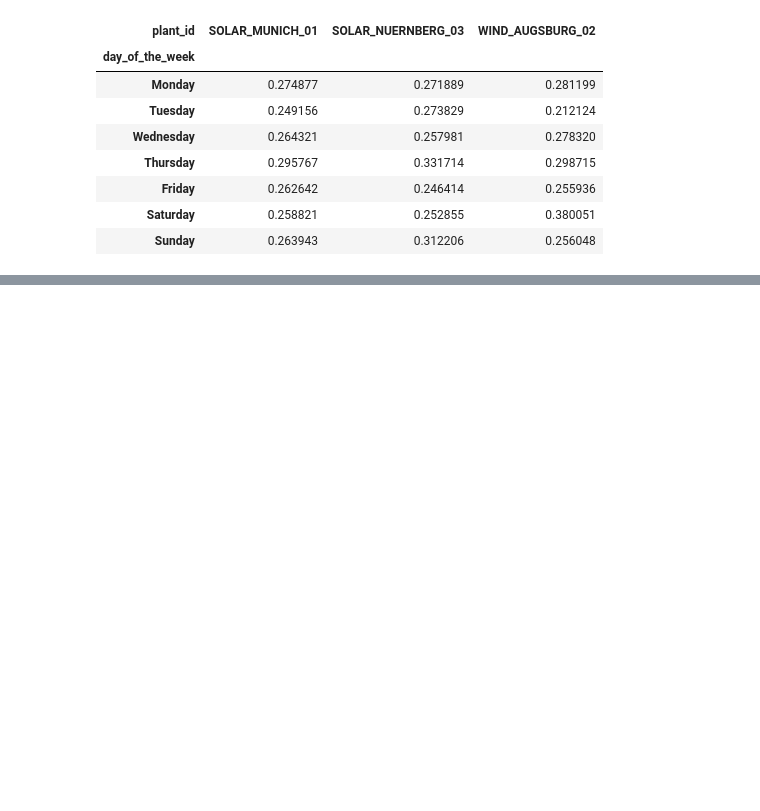
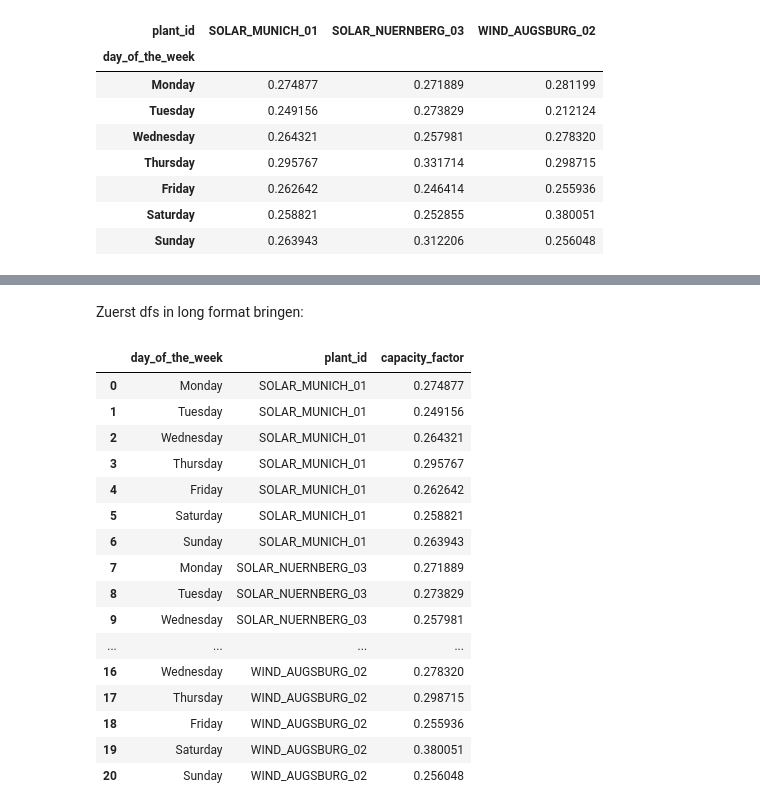
Before and after one commit to TimonLudwig1/Advanced-Data-Science-Portfolio, a Jupyter notebook: Bavarian Energy Grid Analytics/bavarian_energy_grid.ipynb, the cells around one changed output, grey strips where cells are left out. Saved outputs shown, nothing was run; the diff lists cells and outputs as text; code cells hidden in the pictures; blank space fills up the shorter version.

Commit message:
melt and plots

```diff
--- a/Bavarian Energy Grid Analytics/bavarian_energy_grid.ipynb
+++ b/Bavarian Energy Grid Analytics/bavarian_energy_grid.ipynb
@@ -136,7 +136,7 @@ cf_by_hour
 # %%
 order = ["Monday", "Tuesday", "Wednesday", "Thursday", "Friday", "Saturday", "Sunday"]
 
-cf_by_dow = cf_by_hour = solar_wind_grid.groupby(["plant_id", "day_of_the_week"])["capacity_factor"].mean().unstack(level=0).reindex(order)
+cf_by_dow = solar_wind_grid.groupby(["plant_id", "day_of_the_week"])["capacity_factor"].mean().unstack(level=0).reindex(order)
 cf_by_dow
 # %% [output]
 | plant_id | SOLAR_MUNICH_01 | SOLAR_NUERNBERG_03 | WIND_AUGSBURG_02 |
@@ -150,0 +164,27 @@ cf_by_dow
+# %% [markdown]
+Zuerst dfs in long format bringen:
+# %%
+cf_by_dow_long = cf_by_dow.reset_index().melt(
+        id_vars="day_of_the_week",
+        var_name="plant_id",
+        value_name="capacity_factor"
+    )
+cf_by_dow_long
+# %% [output]
+|  | day_of_the_week | plant_id | capacity_factor |
+| 0 | Monday | SOLAR_MUNICH_01 | 0.274877 |
+| 1 | Tuesday | SOLAR_MUNICH_01 | 0.249156 |
+| 2 | Wednesday | SOLAR_MUNICH_01 | 0.264321 |
+| 3 | Thursday | SOLAR_MUNICH_01 | 0.295767 |
+| 4 | Friday | SOLAR_MUNICH_01 | 0.262642 |
+| 5 | Saturday | SOLAR_MUNICH_01 | 0.258821 |
+| 6 | Sunday | SOLAR_MUNICH_01 | 0.263943 |
+| 7 | Monday | SOLAR_NUERNBERG_03 | 0.271889 |
+| 8 | Tuesday | SOLAR_NUERNBERG_03 | 0.273829 |
+| 9 | Wednesday | SOLAR_NUERNBERG_03 | 0.257981 |
+| ... | ... | ... | ... |
+| 16 | Wednesday | WIND_AUGSBURG_02 | 0.278320 |
+| 17 | Thursday | WIND_AUGSBURG_02 | 0.298715 |
+| 18 | Friday | WIND_AUGSBURG_02 | 0.255936 |
+| 19 | Saturday | WIND_AUGSBURG_02 | 0.380051 |
+| 20 | Sunday | WIND_AUGSBURG_02 | 0.256048 |
```
Also changed, not shown: parts of 8 cells of this notebook.
